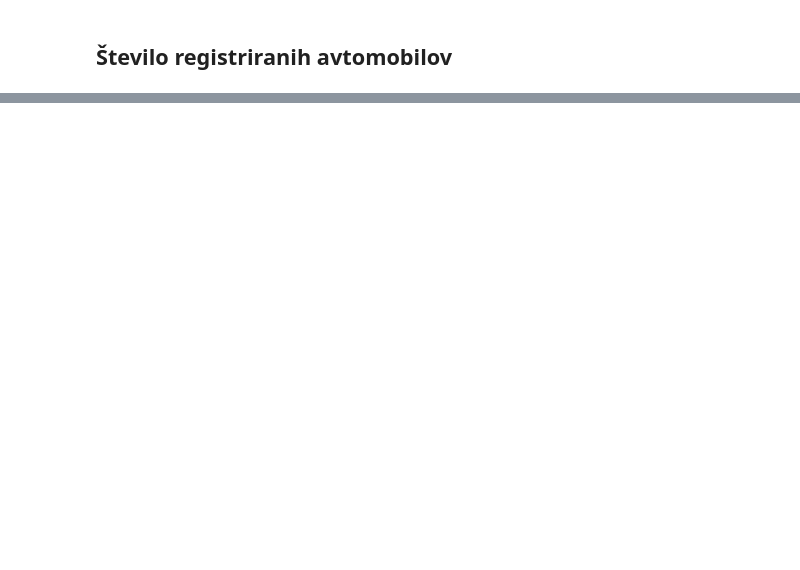
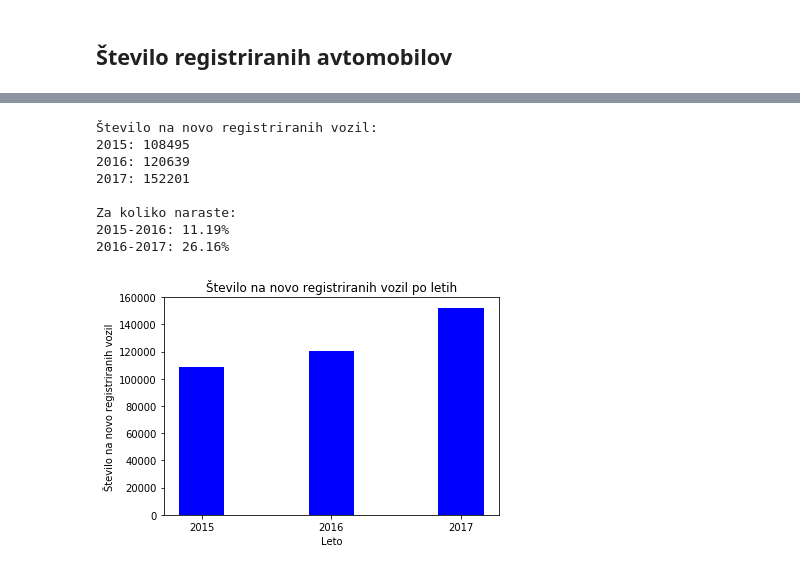
Before and after one commit to aljazglavac/PR18AGARLP, a Jupyter notebook: LP/Untitled1.ipynb, the cells around one changed output, grey strips where cells are left out. Saved outputs shown, nothing was run; the diff lists cells and outputs as text; code cells hidden in the pictures; blank space fills up the shorter version.

```diff
--- a/LP/Untitled1.ipynb
+++ b/LP/Untitled1.ipynb
@@ -98,0 +141,35 @@ ax.axis(['2015', '2017', 0, 170000])
+# %%
+y = [df15.count()[0], df16.count()[0], df17.count()[0]]
+
+fig, ax = plt.subplots()
+
+t = ['2015', '2016', '2017']
+
+n_groups = 3
+
+index = np.arange(n_groups)
+bar_width = 0.35
+
+rects1 = ax.bar(index, y, bar_width, color='b',
+                label='Pravne osebe')
+
+ax.set_ylabel('Število na novo registriranih vozil')
+ax.set_xlabel('Leto')
+ax.set_title('Število na novo registriranih vozil po letih')
+ax.set_xticks(index)
+ax.set_xticklabels(('2015', '2016', '2017'))
+
+print('Število na novo registriranih vozil:\n2015: {}\n2016: {}\n2017: {}'.format(y[0], y[1], y[2]))
+print('\nZa koliko naraste:\n2015-2016: {:.2f}%\n2016-2017: {:.2f}%'.format((y[1]-y[0])/y[0]*100, (y[2]-y[1])/y[1]*100))
+
+plt.savefig('stevilo_registriranih.png', bbox_inches='tight')
+# %% [output]
+Število na novo registriranih vozil:
+2015: 108495
+2016: 120639
+2017: 152201
+
+Za koliko naraste:
+2015-2016: 11.19%
+2016-2017: 26.16%
+[figure, added]
```
Also changed, not shown: parts of 3 cells of this notebook, 8 other files.
